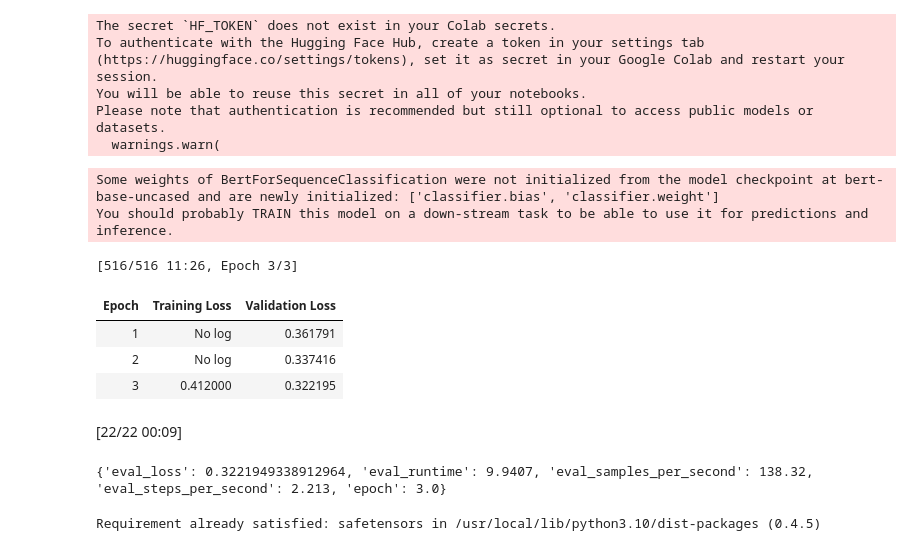
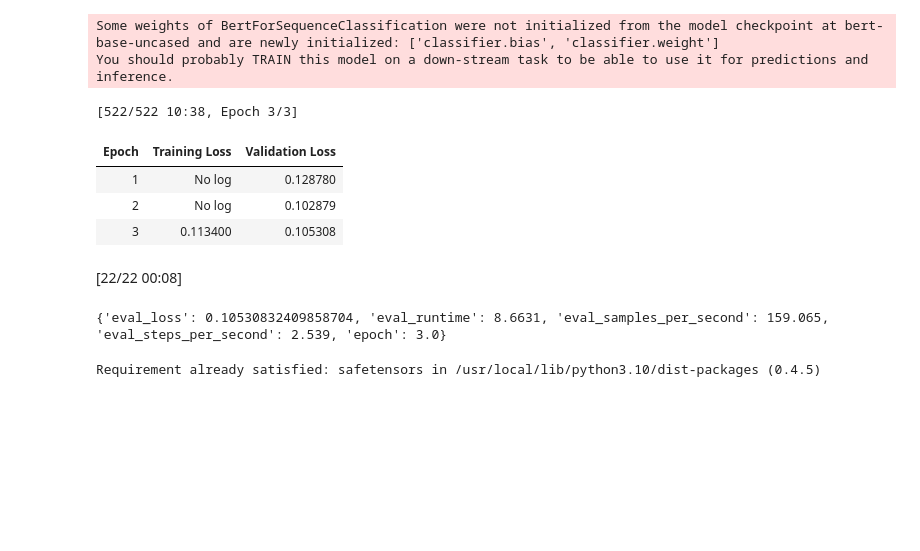
Before and after one commit to lalanglarano/TAKLUBAN-FILIPINO-NATIVE-LANGUAGE-PROFANE-DETECTION, a Jupyter notebook: BERT.ipynb, the cells around one changed output. Cells and saved outputs as stored; diff of their text form; code cells hidden in the pictures; blank space fills up the shorter version.

```diff
--- a/BERT.ipynb
+++ b/BERT.ipynb
@@ -57,7 +60,11 @@ import torch
 from transformers import BertForSequenceClassification, BertTokenizer, Trainer, TrainingArguments
 from datasets import load_dataset
 # %%
-dataset = load_dataset('csv', data_files={'train': '/content/DATASETS/train (1).csv', 'validation': '/content/DATASETS/val (1).csv'})
+# Load dataset from CSV files
+dataset = load_dataset('csv', data_files={
+    'train': '/content/datasets/BERT_TRAIN.csv',
+    'validation': '/content/datasets/BERT_VAL.csv'
+})
 
 # Load pre-trained BERT tokenizer and model for sequence classification (2 output classes)
 tokenizer = BertTokenizer.from_pretrained('bert-base-uncased')
@@ -65,60 +72,64 @@ model = BertForSequenceClassification.from_pretrained('bert-base-uncased', num_l
 
 # Tokenization function for dataset
 def tokenize_function(examples):
-    return tokenizer(examples['text'], padding='max_length', max_length=128, truncation=True)
+    # Tokenize the input text
+    tokens = tokenizer(
+        examples['sentence'],  # Replace 'sentence' with the name of your text column if different
+        padding='max_length',
+        max_length=128,
+        truncation=True
+    )
+    # Add labels to the tokenized output
+    tokens['labels'] = examples['profane']  # Map the 'profane' column to labels
+    return tokens
 
 # Tokenize the dataset
 tokenized_datasets = dataset.map(tokenize_function, batched=True)
 
 # Set format for PyTorch tensors
-tokenized_datasets.set_format('torch', columns=['input_ids', 'attention_mask', 'label'])
+tokenized_datasets.set_format('torch', columns=['input_ids', 'attention_mask', 'labels'])
 
 # Training Arguments
 training_args = TrainingArguments(
     output_dir='./results',
     evaluation_strategy="epoch",
-    learning_rate=0.00001,  # 1e-5 as shown in your hyperparameters
-    per_device_train_batch_size=64,  # Specified batch size
+    learning_rate=0.00001,  # 1e-5
+    per_device_train_batch_size=64,  # Batch size
     per_device_eval_batch_size=64,
-    num_train_epochs=3,  # Train for 3 epochs (adjust if needed)
+    num_train_epochs=3,  # Number of epochs
     weight_decay=0.01,
     logging_dir='./logs',
 )
 
 # Define Trainer
 trainer = Trainer(
     model=model,
     args=training_args,
     train_dataset=tokenized_datasets['train'],
     eval_dataset=tokenized_datasets['validation'],
 )
 
 # Train the model
 trainer.train()
 
 # Save the model
 trainer.save_model('./trained_bert')
 
 # Evaluate the model
 results = trainer.evaluate()
 
 # Print results
 print(results)
 # %% [output]
-The secret `HF_TOKEN` does not exist in your Colab secrets.
-To authenticate with the Hugging Face Hub, create a token in your settings tab (https://huggingface.co/settings/tokens), set it as secret in your Google Colab and restart your session.
-You will be able to reuse this secret in all of your notebooks.
-Please note that authentication is recommended but still optional to access public models or datasets.
-  warnings.warn(
+Some weights of BertForSequenceClassification were not initialized from the model checkpoint at bert-base-uncased and are newly initialized: ['classifier.bias', 'classifier.weight']
+You should probably TRAIN this model on a down-stream task to be able to use it for predictions and inference.
-Some weights of BertForSequenceClassification were not initialized from the model checkpoint at bert-base-uncased and are newly initialized: ['classifier.bias', 'classifier.weight']
-You should probably TRAIN this model on a down-stream task to be able to use it for predictions and inference.
+[522/522 10:38, Epoch 3/3]
-[516/516 11:26, Epoch 3/3]
 | Epoch | Training Loss | Validation Loss |
-| 1 | No log | 0.361791 |
-| 2 | No log | 0.337416 |
-| 3 | 0.412000 | 0.322195 |
+| 1 | No log | 0.128780 |
+| 2 | No log | 0.102879 |
+| 3 | 0.113400 | 0.105308 |
-[22/22 00:09]
+[22/22 00:08]
-{'eval_loss': 0.3221949338912964, 'eval_runtime': 9.9407, 'eval_samples_per_second': 138.32, 'eval_steps_per_second': 2.213, 'epoch': 3.0}
+{'eval_loss': 0.10530832409858704, 'eval_runtime': 8.6631, 'eval_samples_per_second': 159.065, 'eval_steps_per_second': 2.539, 'epoch': 3.0}
 # %%
 !pip install safetensors
 # %% [output]
```
Also changed, not shown: parts of 7 cells of this notebook.
